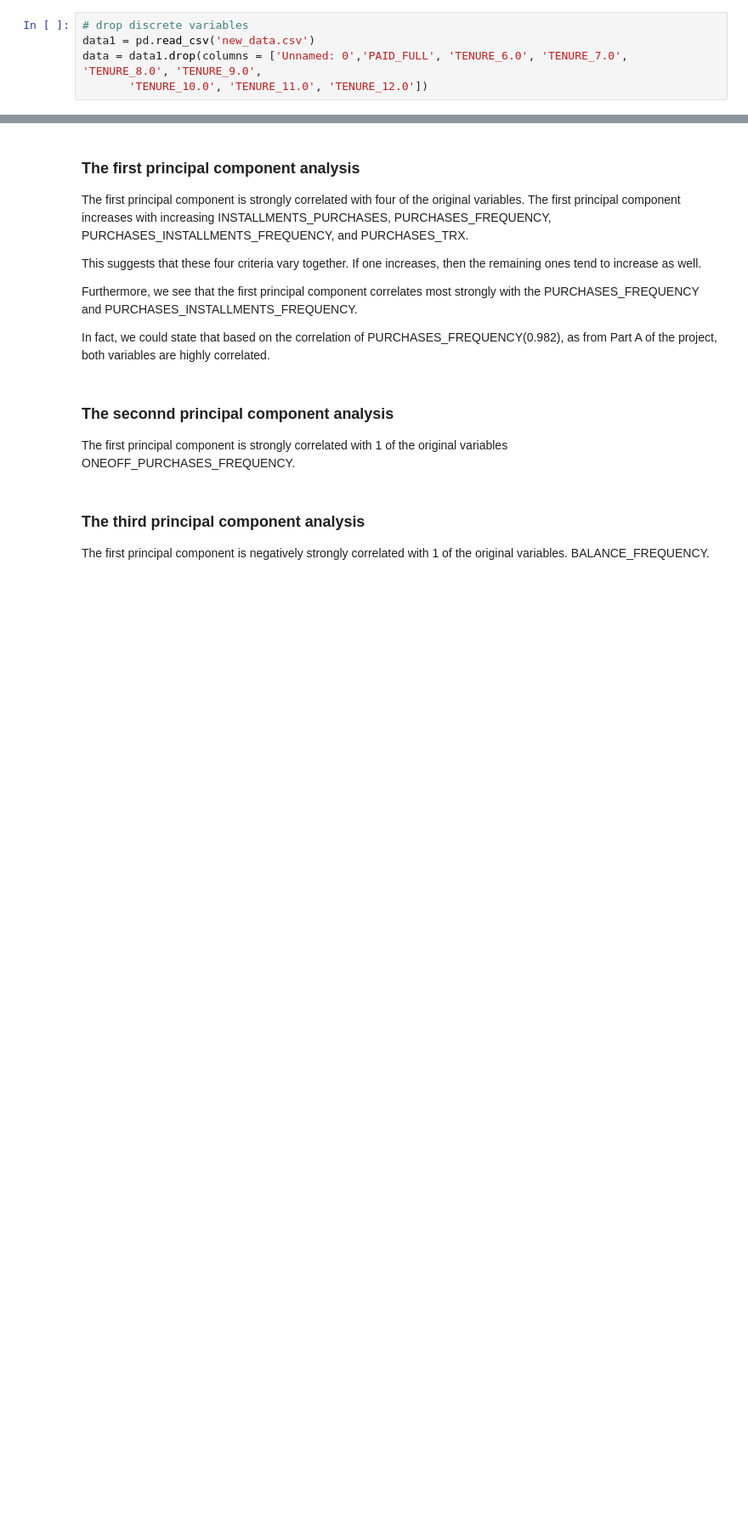
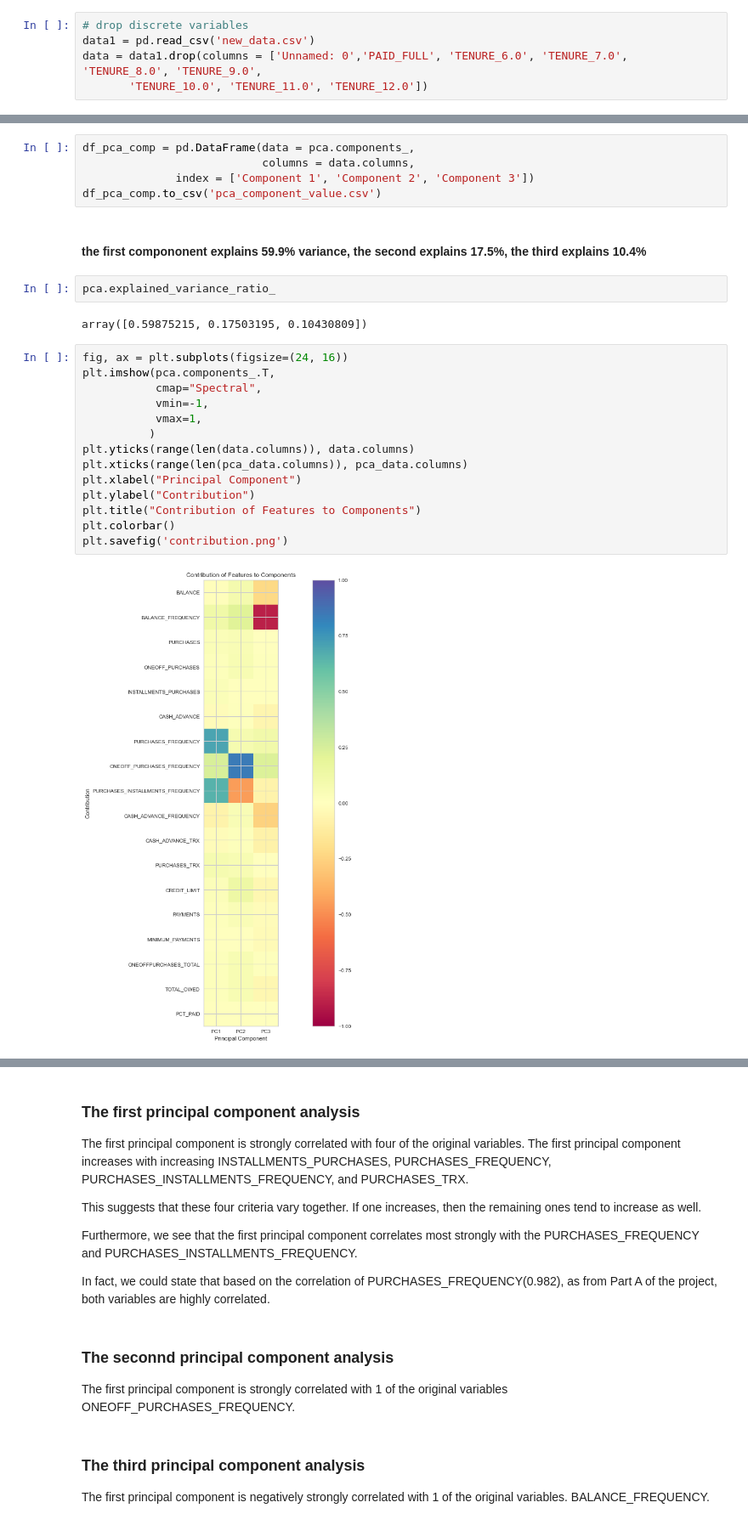
Before and after one commit to xwu0223/MBAN-6400-Project, a Jupyter notebook: MBAN6400_Project_B.ipynb, the cells around one changed output, grey strips where cells are left out. Shown at 85% size. Drawn from its saved outputs; the diff is of its cells as text; blank space fills up the shorter version.

```diff
--- a/MBAN6400_Project_B.ipynb
+++ b/MBAN6400_Project_B.ipynb
@@ -50,0 +79,27 @@ plt.show()
+# %%
+df_pca_comp = pd.DataFrame(data = pca.components_,
+                           columns = data.columns,
+              index = ['Component 1', 'Component 2', 'Component 3'])
+df_pca_comp.to_csv('pca_component_value.csv')
+# %% [markdown]
+#### the first compononent explains 59.9% variance, the second explains 17.5%, the third explains 10.4%
+# %%
+pca.explained_variance_ratio_
+# %% [output]
+array([0.59875215, 0.17503195, 0.10430809])
+# %%
+fig, ax = plt.subplots(figsize=(24, 16))
+plt.imshow(pca.components_.T,
+           cmap="Spectral",
+           vmin=-1,
+           vmax=1,
+          )
+plt.yticks(range(len(data.columns)), data.columns)
+plt.xticks(range(len(pca_data.columns)), pca_data.columns)
+plt.xlabel("Principal Component")
+plt.ylabel("Contribution")
+plt.title("Contribution of Features to Components")
+plt.colorbar()
+plt.savefig('contribution.png')
+# %% [output]
+[figure, added]
```
Also changed, not shown: parts of 49 cells of this notebook, 12 other files.
